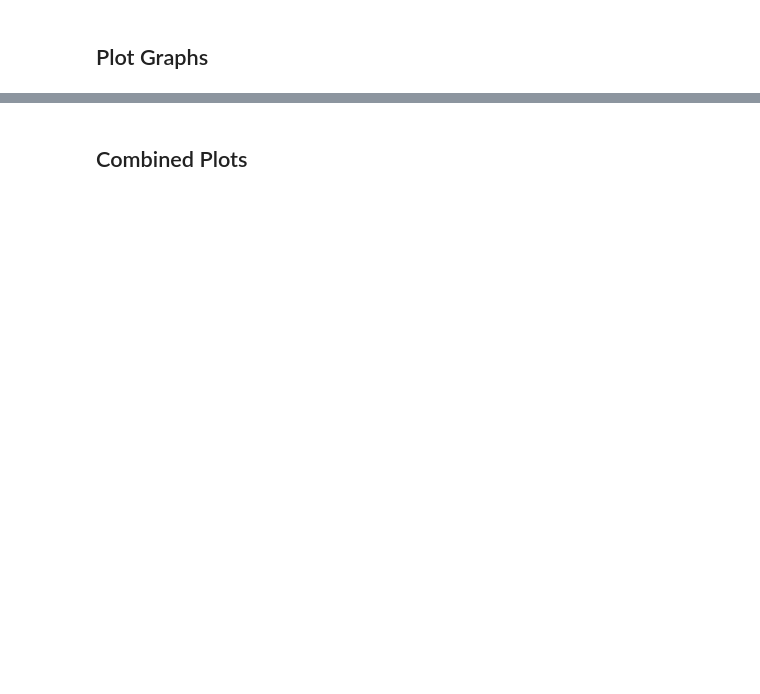
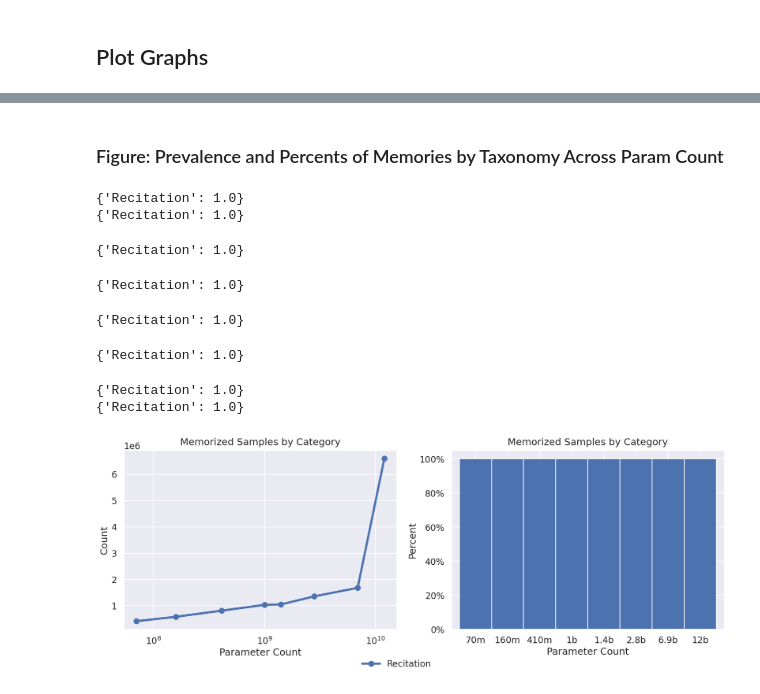
Before and after one commit to EleutherAI/semantic-memorization, a Jupyter notebook: working_dirs/kyle/results_analysis/results_analysis.ipynb, the cells around one changed output, grey strips where cells are left out. Cells and saved outputs as stored; diff of their text form; code cells hidden in the pictures; blank space fills up the shorter version.

```diff
--- a/working_dirs/kyle/results_analysis/results_analysis.ipynb
+++ b/working_dirs/kyle/results_analysis/results_analysis.ipynb
@@ -16,0 +20,8 @@ label_title_padding = 10
+# %%
+memories_path = "usvsnsp/generation-semantic-filters"
+intermediate_path = "usvsnsp/generation-semantic-intermediate-filters"
+memories_dataset = DatasetDict()
+splits = [split for split in get_dataset_split_names(memories_path) if "deduped" in split] + get_dataset_split_names(intermediate_path)
+# drop splits with "pile" in the name
+splits = [split for split in splits if "pile" not in split and "deduped" in split]
+print(splits)
@@ -48,7 +76,11 @@ combined_dataframe = None
 for split in tqdm(memories_dataset, desc="Loading Memories"):
     current_frame = memories_dataset[split].to_pandas()
     current_frame.drop(columns=columns_to_drop, inplace=True)
-    current_frame["Model"] = ".".join(split.split(".")[1:])
+    checkpoint = int(split.split(".")[-1]) if split.split(".")[-1][1].isnumeric() and len(split.split(".")) != 2 else "Final"
+    current_frame["Checkpoint"] = checkpoint
+    model = split.split("deduped")[-1][1:] if checkpoint == "Final" else split.split(".")[-2]
+    print(f"Model: {model} from {split}")
+    current_frame["Model"] = model
     current_frame["Param Count"] = split_to_param_count[current_frame["Model"].iloc[0]]
     current_frame["Deduped"] = "deduped" in split
     current_frame["Memorized"] = True
@@ -57,15 +89,6 @@ for split in tqdm(memories_dataset, desc="Loading Memories"):
     else:
         combined_dataframe = pd.concat([combined_dataframe, current_frame])
 
-for split in tqdm(pile_dataset, desc="Loading Pile"):
-    current_frame = pile_dataset[split].to_pandas()
-    current_frame.drop(columns=columns_to_drop, inplace=True)
-    current_frame["Model"] = ".".join(split.split(".")[1:])
-    current_frame["Param Count"] = split_to_param_count[current_frame["Model"].iloc[0]]
-    current_frame["Deduped"] = "deduped" in split
-    current_frame["Memorized"] = False
-    combined_dataframe = pd.concat([combined_dataframe, current_frame])
-
 combined_dataframe = combined_dataframe.sort_values("Param Count")
 display(combined_dataframe.shape)
 display(combined_dataframe.columns)
@@ -73,13 +111,3 @@ combined_dataframe.head()
-# %%
-# drop cases where generation_perplexity is -1
-# before_count = combined_dataframe.shape[0]
-# combined_dataframe = combined_dataframe[combined_dataframe["generation_perplexity"] != -1]
-# after_count = combined_dataframe.shape[0]
-# print(f"Dropped {before_count - after_count} rows with -1 generation_perplexity")
-
-# set num_repeating = 0 if -1
-combined_dataframe.loc[combined_dataframe["num_repeating"] == -1, "num_repeating"] = 0
-display(combined_dataframe.value_counts("num_repeating").head())
 # %% [markdown]
 ### Assign Examples to Taxonomy
 # %%
@@ -139,7 +236,9 @@ deduped_memories = deduped_plotting_frame[deduped_plotting_frame["Memorized"] ==
+# %% [markdown]
+### Figure: Prevalence and Percents of Memories by Taxonomy Across Param Count
 # %%
 fig, axes = plt.subplots(1, 2, figsize=(20, 6))
 
-counts_frame = deduped_memories.value_counts(["Param Count", "category"]).unstack().reindex(split_to_param_count.values())
+counts_frame = combined_dataframe.value_counts(["Param Count", "category"]).unstack().reindex(split_to_param_count.values())
 counts_frame.plot.line(
     ax=axes[0],
     rot=0,
@@ -157,7 +256,7 @@ axes[0].set_title("Memorized Samples by Category", pad=label_title_padding)
 # right plot is the each category across model size
 all_percents = []
 for param_count in tqdm(split_to_param_count.values()):
-    model_examples = deduped_memories[deduped_memories["Param Count"] == param_count]
+    model_examples = combined_dataframe[combined_dataframe["Param Count"] == param_count]
     model_percents = model_examples.value_counts("category", normalize=True).to_dict()
     print(model_percents)
     for category in model_percents:
@@ -167,32 +266,40 @@ for param_count in tqdm(split_to_param_count.values()):
             "category": category,
             "percent": model_percents[category],
         })
 
 # create a normalized bar plot stacked by category with a seperate bar for each Model
 # have no space between bars
 percents_frame = pd.DataFrame(all_percents).pivot(index="Model", columns="category", values="percent").reindex(split_to_param_count.keys())
 percents_frame.plot.bar(
     stacked=True,
     ax=axes[1],
     rot=0,
     width=1,
     ylabel="Percent",
 )
 
 axes[1].set_title("Memorized Samples by Category", pad=label_title_padding)
 axes[1].yaxis.set_major_formatter(plt.FuncFormatter(lambda x, loc: "{:,}%".format(int(x * 100))))
 
 # remove right legend
 axes[1].get_legend().remove()
 
 # have a common legend for both plots centered below the figure. No legend box
 axes[0].legend(loc='upper center', bbox_to_anchor=(1, -0.125), ncol=4, frameon=False)
 
 # set x label for both plots as "Parameter Count"
 for ax in axes:
     ax.set_xlabel("Parameter Count")
 
 # save figure_categories_count_pcercents.png
 plt.savefig("figure_categories_count_percents.png", bbox_inches='tight')
+# %% [output]
+{'Recitation': 1.0}
+{'Recitation': 1.0}
+{'Recitation': 1.0}
+{'Recitation': 1.0}
+{'Recitation': 1.0}
+{'Recitation': 1.0}
+{'Recitation': 1.0}
+{'Recitation': 1.0}
+[figure, added]
-# %% [markdown]
-## Combined Plots
```
Also changed, not shown: parts of 19 cells of this notebook, 4 other files.
